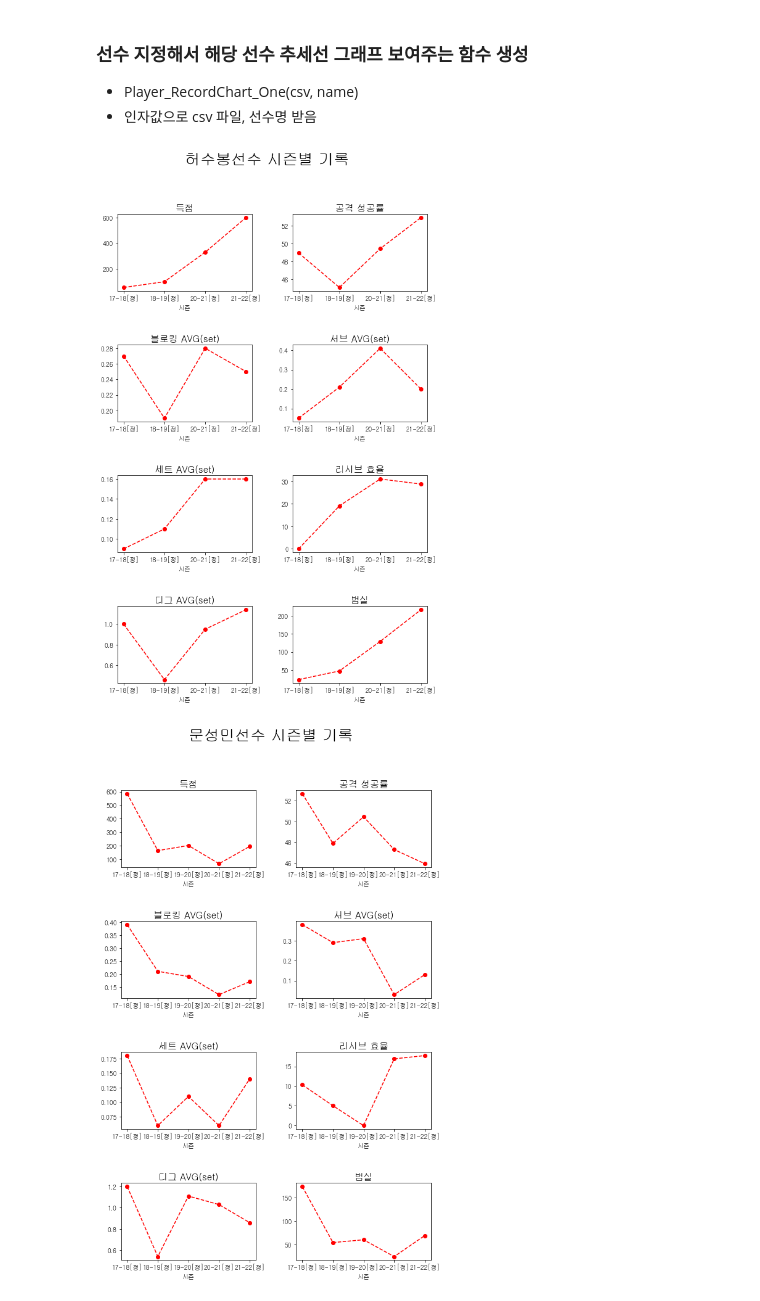
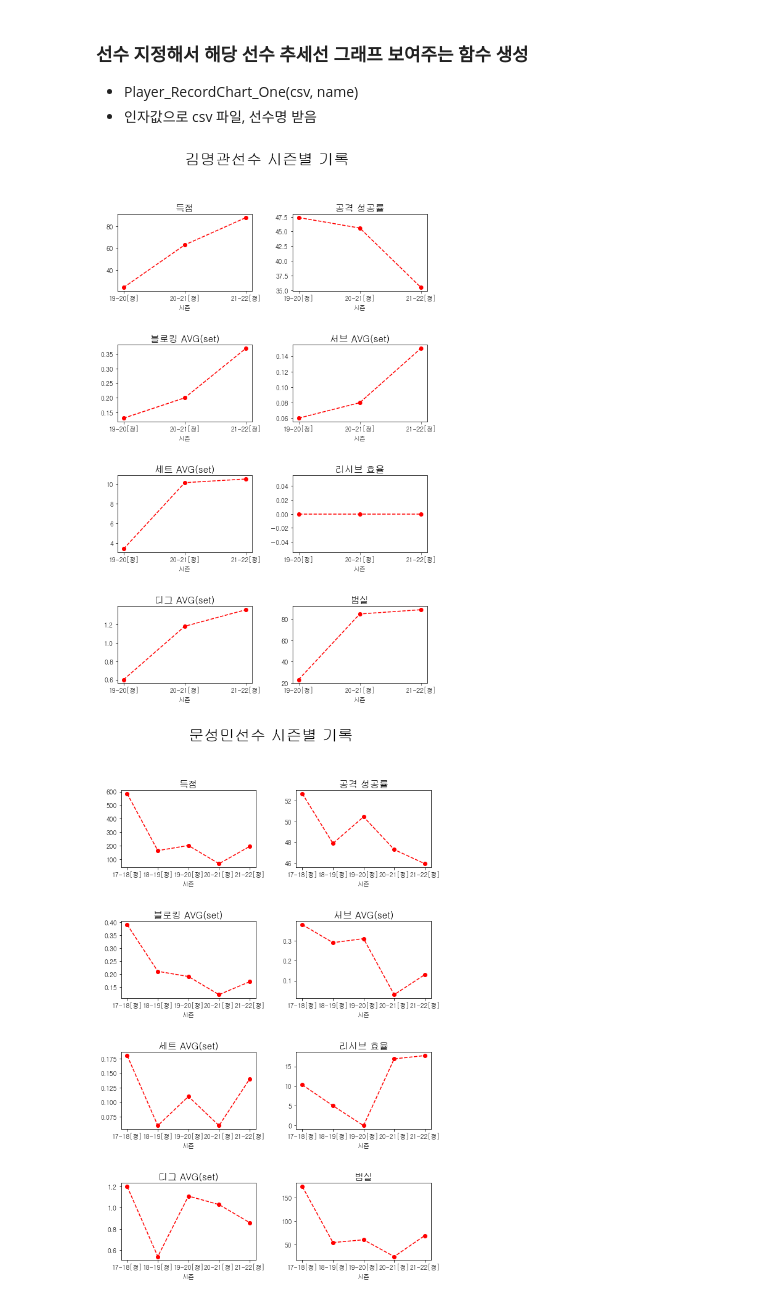
Before and after one commit to lwg1421/KOVO_project, a Jupyter notebook: visualization/player_RecordChart.ipynb, the cells around one changed output. Saved outputs shown, nothing was run; the diff lists cells and outputs as text; code cells hidden in the pictures.

```diff
--- a/visualization/player_RecordChart.ipynb
+++ b/visualization/player_RecordChart.ipynb
@@ -186,9 +186,9 @@ def Player_RecordChart_One(csv,name):
         plt.subplots_adjust(hspace=0.7,wspace=0.3)
         plt.show()
 # %%
-Player_RecordChart_One(player_record_data_season5,"허수봉")
+Player_RecordChart_One(player_record_data_season5,"김명관")
 # %% [output]
-[figure, old version]
+[figure, new version]
 # %%
 Player_RecordChart_One(player_record_data_season5,"문성민")
 # %% [output]
```
Also changed, not shown: 1 other file.
